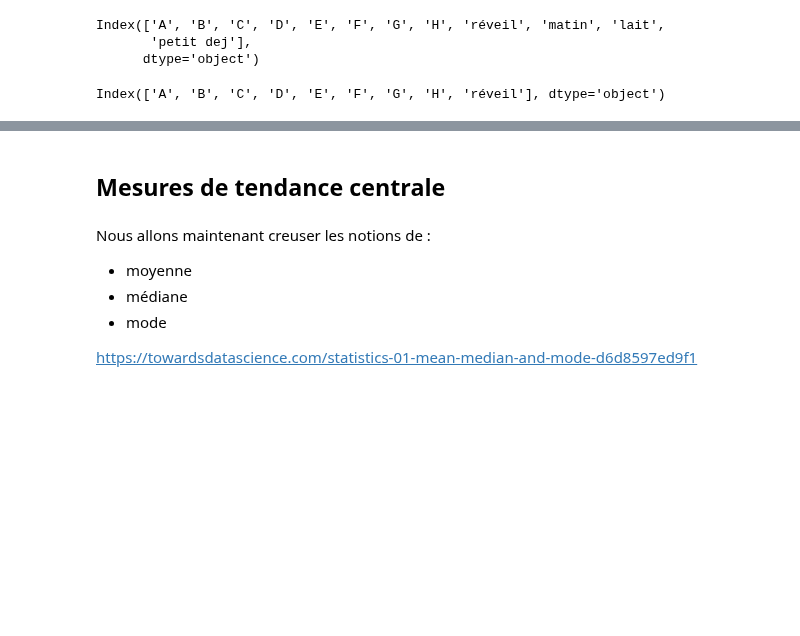
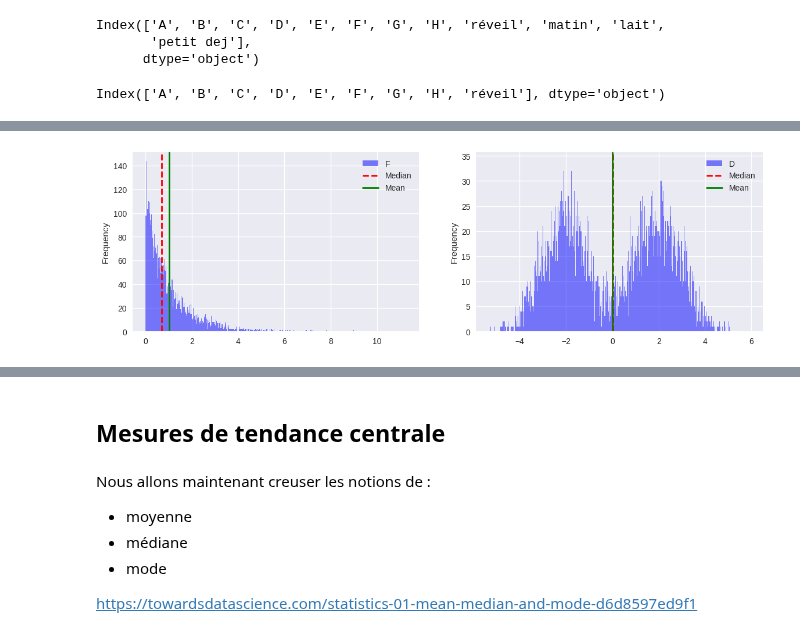
Before and after one commit to ManuLabricole/CDN-Statistique, a Jupyter notebook: Notebooks/Stat_descriptives_part1_découverte.ipynb, the cells around one changed output, grey strips where cells are left out. Drawn from its saved outputs; the diff is of its cells as text; code cells hidden in the pictures; blank space fills up the shorter version.

```diff
--- a/Notebooks/Stat_descriptives_part1_découverte.ipynb
+++ b/Notebooks/Stat_descriptives_part1_découverte.ipynb
@@ -159 +177,29 @@ Index(['A', 'B', 'C', 'D', 'E', 'F', 'G', 'H', 'réveil'], dtype='object')
+# %%
+# Create the histogram
+fig, ax = plt.subplots(1, 2, figsize=(14,4))
+df["F"].plot.hist(ax=ax[0], bins=1000, color='blue', alpha=0.5)
+df["D"].plot.hist(ax=ax[1], bins=1000, color='blue', alpha=0.5)
+
+# Calculate the median and mean values
+median_a = df["F"].median()
+median_b = df["D"].median()
+mean_a = df["F"].mean()
+mean_b = df["D"].mean()
+#mode_a = df["F"].mode()
+
+# Add vertical lines for each median value and mean value
+ax[0].axvline(median_a, color='red', linestyle='dashed', linewidth=2, label='Median')
+ax[0].axvline(mean_a, color='green', linestyle='solid', linewidth=2, label='Mean')
+#ax[0].axvline(mode_a,color='yellow', linestyle='solid', linewidth=2, label='Mode')
+ax[1].axvline(median_b, color='red', linestyle='dashed', linewidth=2, label='Median')
+ax[1].axvline(mean_b, color='green', linestyle='solid', linewidth=2, label='Mean')
+
+# Add legend
+ax[0].legend()
+ax[1].legend()
+
+# Show the plot
+plt.show()
+# %% [output]
+[figure, added]
 # %%
```
Also changed, not shown: parts of 54 cells of this notebook.
